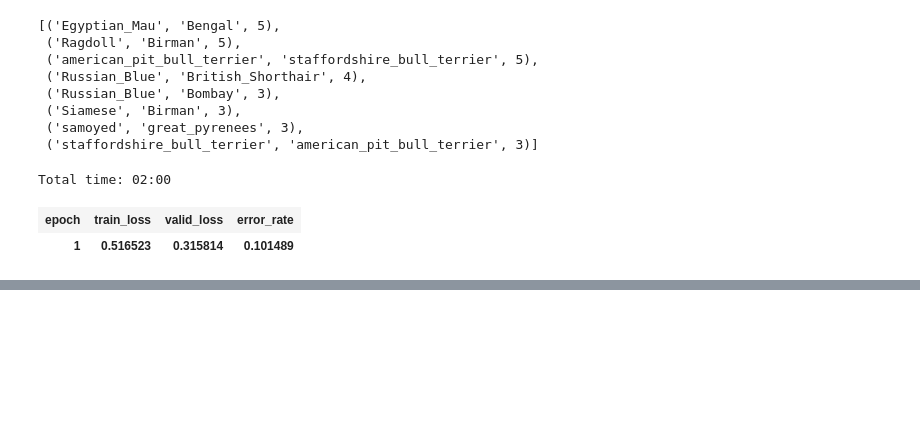
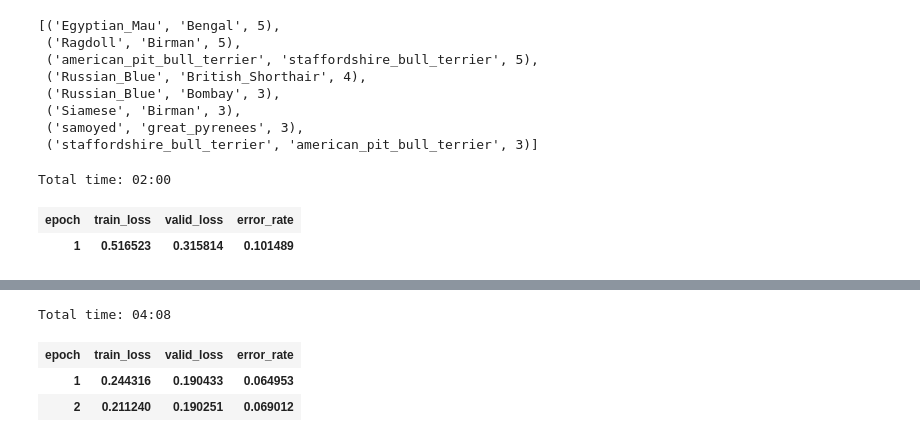
Before and after one commit to rogalag/Fastai, a Jupyter notebook: Fastailesson1.ipynb, the cells around one changed output, grey strips where cells are left out. Saved outputs shown, nothing was run; the diff lists cells and outputs as text; code cells hidden in the pictures; blank space fills up the shorter version.

```diff
--- a/Fastailesson1.ipynb
+++ b/Fastailesson1.ipynb
@@ -118,0 +149,8 @@ Total time: 02:00
+# %%
+learn.unfreeze()
+learn.fit_one_cycle(2, max_lr=slice(1e-6,1e-4))
+# %% [output]
+Total time: 04:08
+| epoch | train_loss | valid_loss | error_rate |
+| 1 | 0.244316 | 0.190433 | 0.064953 |
+| 2 | 0.211240 | 0.190251 | 0.069012 |
```
Also changed, not shown: parts of 3 cells of this notebook.
